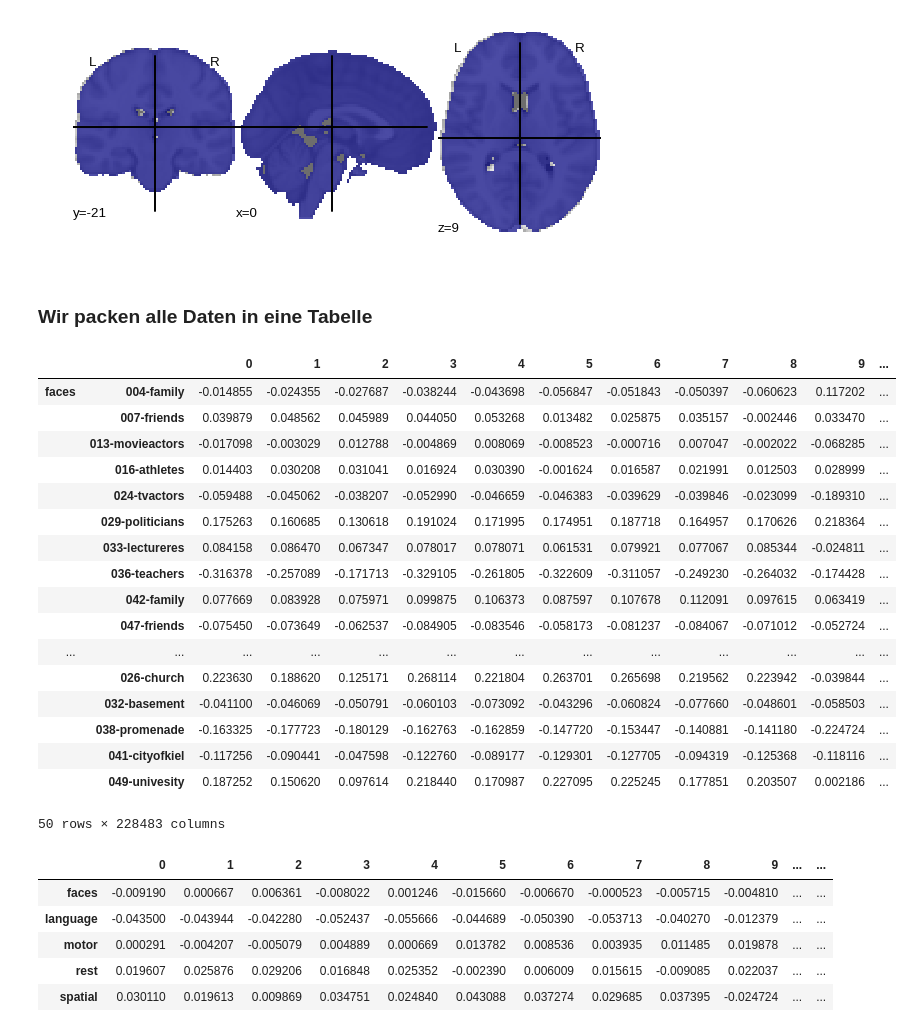
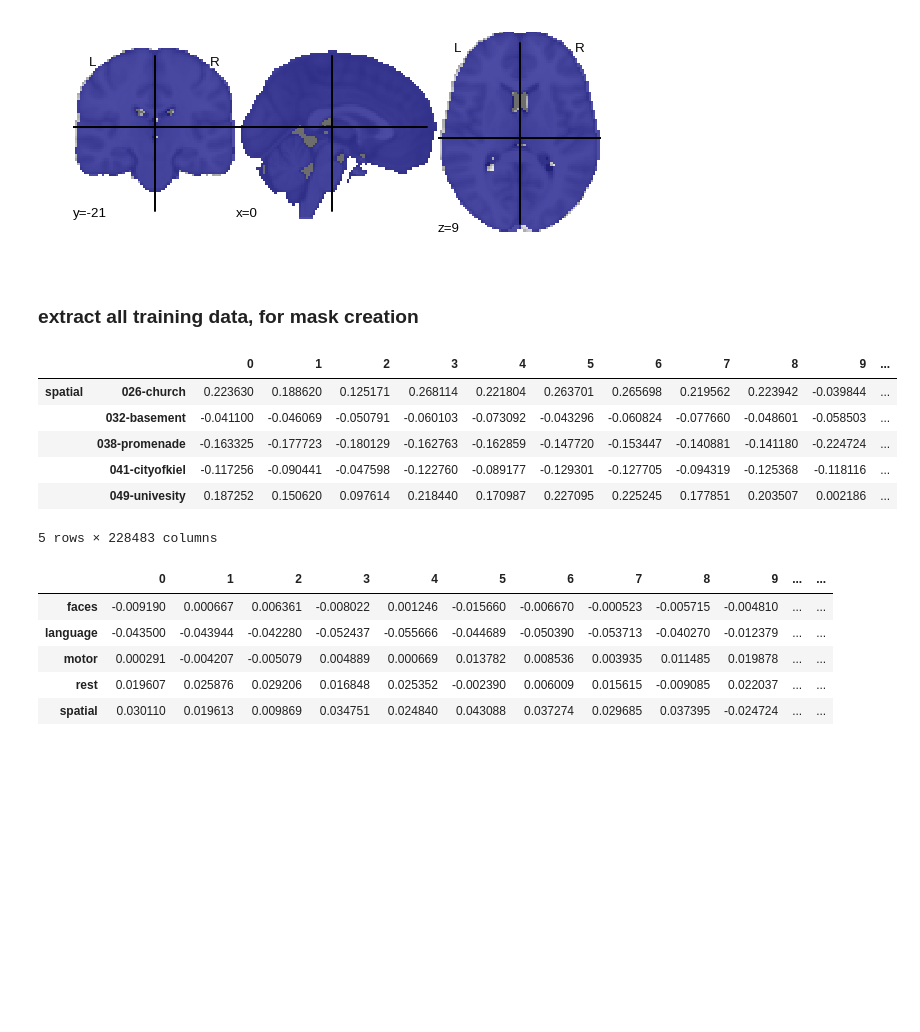
Before and after one commit to mwegrzyn/thoughtExperiment, a Jupyter notebook: notebooks/_002_test.ipynb, the cells around one changed output. Saved outputs shown, nothing was run; the diff lists cells and outputs as text; code cells hidden in the pictures; blank space fills up the shorter version.

```diff
--- a/notebooks/_002_test.ipynb
+++ b/notebooks/_002_test.ipynb
@@ -35,43 +37,41 @@ masker = input_data.NiftiMasker(mask_img='../masks/MNI152_T1_2mm_brain_mask.nii.
 plotting.plot_roi(masker.mask_img_);
 # %% [output]
 [figure]
-# %% [markdown]
-### Wir packen alle Daten in eine Tabelle
+# %% [markdown]
+### extract all training data, for mask creation
 # %%
 def makeBigDf(imgList,masker):
+
+    # empty dataframe to write to
     bigDf = pd.DataFrame()
+
     for img in imgList:
+        # extract naming of block from file
         thisName = img.split('/')[-1].split('.')[0]
         cond,num,content = thisName.split('_')
         cont = '%s-%s' % (num,content)
+        # extract data using masker
         thisDf = pd.DataFrame(masker.transform(img))
+        # name index
         thisDf.index = [[cond],[cont]]
+        #add to big df
         bigDf = pd.concat([bigDf,thisDf])
 
+    bigDf.sort_index(inplace=True)
+
     return bigDf
 # %%
 trainingDf = makeBigDf(trainingList,masker)
 # %%
-trainingDf
+trainingDf.tail()
 # %% [output]
 |  |  | 0 | 1 | 2 | 3 | 4 | 5 | 6 | 7 | 8 | 9 | ... |
-| faces | 004-family | -0.014855 | -0.024355 | -0.027687 | -0.038244 | -0.043698 | -0.056847 | -0.051843 | -0.050397 | -0.060623 | 0.117202 | ... |
-|  | 007-friends | 0.039879 | 0.048562 | 0.045989 | 0.044050 | 0.053268 | 0.013482 | 0.025875 | 0.035157 | -0.002446 | 0.033470 | ... |
-|  | 013-movieactors | -0.017098 | -0.003029 | 0.012788 | -0.004869 | 0.008069 | -0.008523 | -0.000716 | 0.007047 | -0.002022 | -0.068285 | ... |
-|  | 016-athletes | 0.014403 | 0.030208 | 0.031041 | 0.016924 | 0.030390 | -0.001624 | 0.016587 | 0.021991 | 0.012503 | 0.028999 | ... |
-|  | 024-tvactors | -0.059488 | -0.045062 | -0.038207 | -0.052990 | -0.046659 | -0.046383 | -0.039629 | -0.039846 | -0.023099 | -0.189310 | ... |
-|  | 029-politicians | 0.175263 | 0.160685 | 0.130618 | 0.191024 | 0.171995 | 0.174951 | 0.187718 | 0.164957 | 0.170626 | 0.218364 | ... |
-|  | 033-lectureres | 0.084158 | 0.086470 | 0.067347 | 0.078017 | 0.078071 | 0.061531 | 0.079921 | 0.077067 | 0.085344 | -0.024811 | ... |
-|  | 036-teachers | -0.316378 | -0.257089 | -0.171713 | -0.329105 | -0.261805 | -0.322609 | -0.311057 | -0.249230 | -0.264032 | -0.174428 | ... |
-|  | 042-family | 0.077669 | 0.083928 | 0.075971 | 0.099875 | 0.106373 | 0.087597 | 0.107678 | 0.112091 | 0.097615 | 0.063419 | ... |
-|  | 047-friends | -0.075450 | -0.073649 | -0.062537 | -0.084905 | -0.083546 | -0.058173 | -0.081237 | -0.084067 | -0.071012 | -0.052724 | ... |
-| ... | ... | ... | ... | ... | ... | ... | ... | ... | ... | ... | ... | ... |
-|  | 026-church | 0.223630 | 0.188620 | 0.125171 | 0.268114 | 0.221804 | 0.263701 | 0.265698 | 0.219562 | 0.223942 | -0.039844 | ... |
+| spatial | 026-church | 0.223630 | 0.188620 | 0.125171 | 0.268114 | 0.221804 | 0.263701 | 0.265698 | 0.219562 | 0.223942 | -0.039844 | ... |
 |  | 032-basement | -0.041100 | -0.046069 | -0.050791 | -0.060103 | -0.073092 | -0.043296 | -0.060824 | -0.077660 | -0.048601 | -0.058503 | ... |
 |  | 038-promenade | -0.163325 | -0.177723 | -0.180129 | -0.162763 | -0.162859 | -0.147720 | -0.153447 | -0.140881 | -0.141180 | -0.224724 | ... |
 |  | 041-cityofkiel | -0.117256 | -0.090441 | -0.047598 | -0.122760 | -0.089177 | -0.129301 | -0.127705 | -0.094319 | -0.125368 | -0.118116 | ... |
 |  | 049-univesity | 0.187252 | 0.150620 | 0.097614 | 0.218440 | 0.170987 | 0.227095 | 0.225245 | 0.177851 | 0.203507 | 0.002186 | ... |
-50 rows × 228483 columns
+5 rows × 228483 columns
 # %%
 meanTrainingDf = trainingDf.groupby(level=0).mean()
 # %%
```
Also changed, not shown: parts of 48 cells of this notebook, 26 other files.
